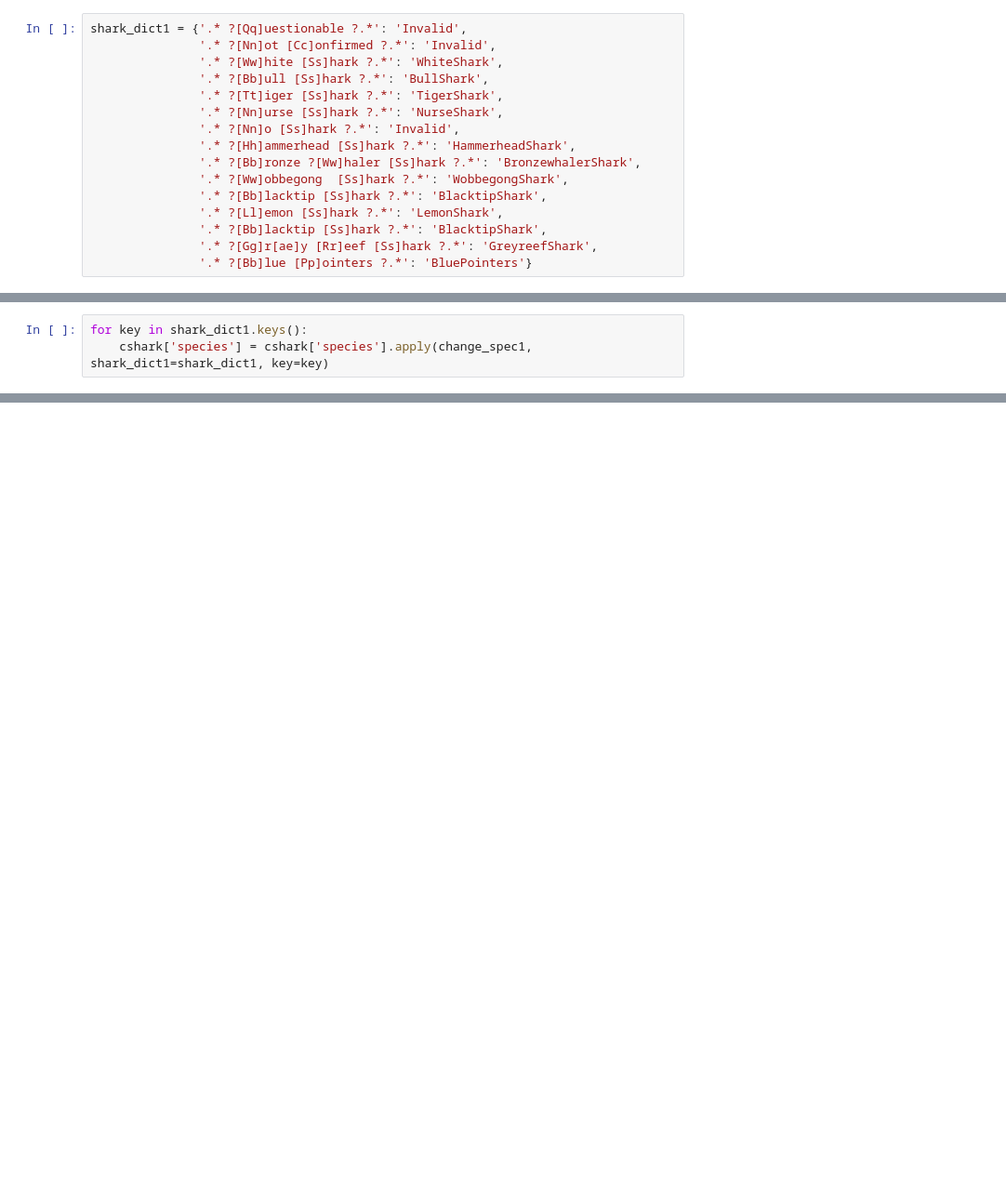
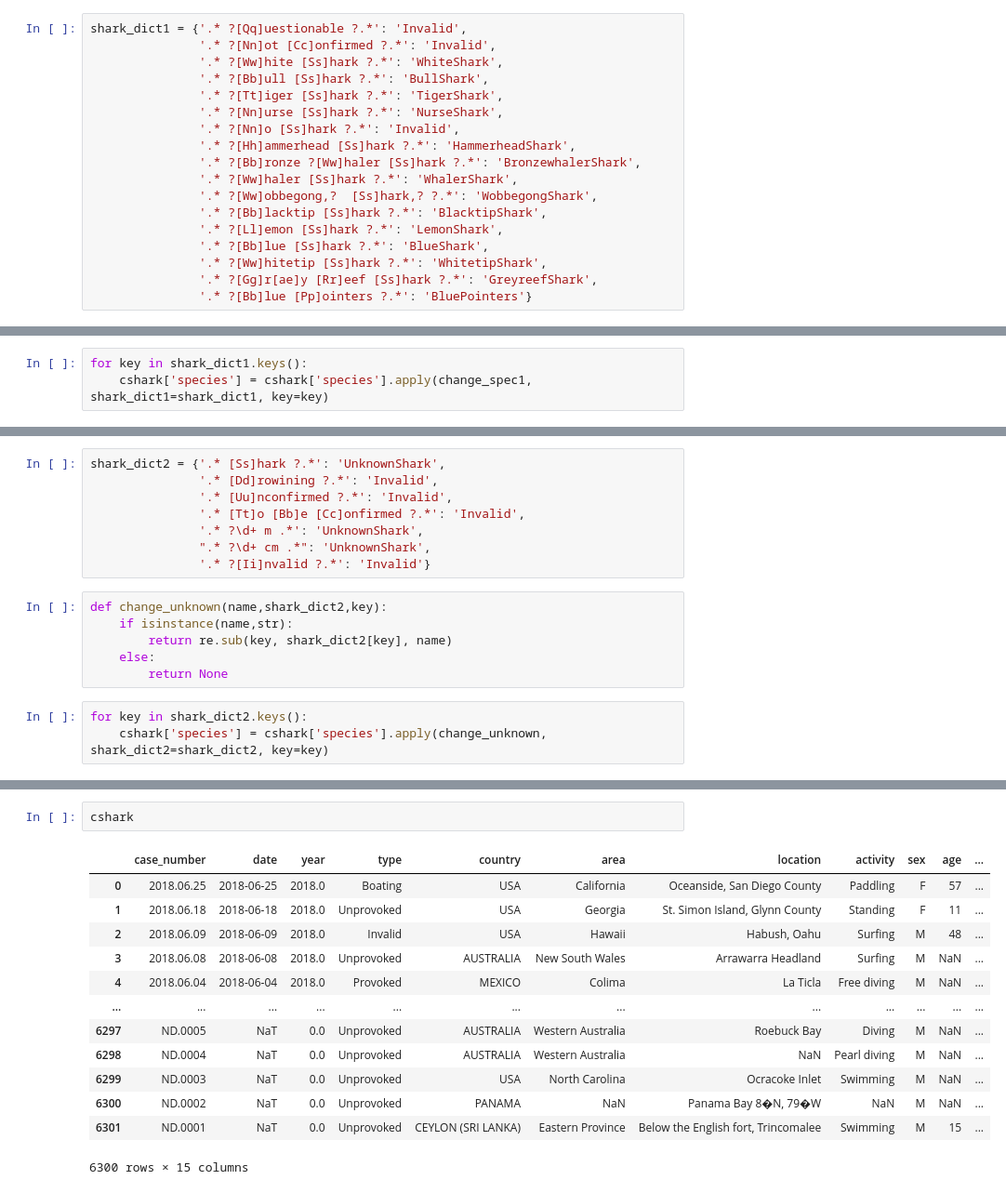
Before and after one commit to carlarbj/Shark_attack, a Jupyter notebook: Shark _attack_project.ipynb, the cells around one changed output, grey strips where cells are left out. Shown at 93% size. Saved outputs shown, nothing was run; the diff lists cells and outputs as text; blank space fills up the shorter version.

```diff
--- a/Shark _attack_project.ipynb
+++ b/Shark _attack_project.ipynb
@@ -427,10 +431,12 @@ shark_dict1 = {'.* ?[Qq]uestionable ?.*': 'Invalid',
                '.* ?[Nn]o [Ss]hark ?.*': 'Invalid',
                '.* ?[Hh]ammerhead [Ss]hark ?.*': 'HammerheadShark',
                '.* ?[Bb]ronze ?[Ww]haler [Ss]hark ?.*': 'BronzewhalerShark',
-               '.* ?[Ww]obbegong  [Ss]hark ?.*': 'WobbegongShark',
+               '.* ?[Ww]haler [Ss]hark ?.*': 'WhalerShark',
+               '.* ?[Ww]obbegong,?  [Ss]hark,? ?.*': 'WobbegongShark',
                '.* ?[Bb]lacktip [Ss]hark ?.*': 'BlacktipShark',
                '.* ?[Ll]emon [Ss]hark ?.*': 'LemonShark',
-               '.* ?[Bb]lacktip [Ss]hark ?.*': 'BlacktipShark',
+               '.* ?[Bb]lue [Ss]hark ?.*': 'BlueShark',
+               '.* ?[Ww]hitetip [Ss]hark ?.*': 'WhitetipShark',
                '.* ?[Gg]r[ae]y [Rr]eef [Ss]hark ?.*': 'GreyreefShark',
                '.* ?[Bb]lue [Pp]ointers ?.*': 'BluePointers'}
 # %%
@@ -466,3 +472,20 @@ array(['WhiteShark', None, '2 m shark', 'TigerShark', "Lemon shark, 3'",
        " Galapagos shark, 6'", 'Silvertip shark',
        'Shovelnose guitarfish, adult male ', '"A pack of sharks"',
        '"a black-tipped shark"', 'BluePointers'], dtype=object)
+# %%
+shark_dict2 = {'.* [Ss]hark ?.*': 'UnknownShark',
+               '.* [Dd]rowining ?.*': 'Invalid',
+               '.* [Uu]nconfirmed ?.*': 'Invalid',
+               '.* [Tt]o [Bb]e [Cc]onfirmed ?.*': 'Invalid',
+               '.* ?\d+ m .*': 'UnknownShark',
+               ".* ?\d+ cm .*": 'UnknownShark',
+               '.* ?[Ii]nvalid ?.*': 'Invalid'}
+# %%
+def change_unknown(name,shark_dict2,key):
+    if isinstance(name,str):
+        return re.sub(key, shark_dict2[key], name)
+    else:
+        return None
+# %%
+for key in shark_dict2.keys():
+    cshark['species'] = cshark['species'].apply(change_unknown, shark_dict2=shark_dict2, key=key)
@@ -468,0 +507,16 @@ array(['WhiteShark', None, '2 m shark', 'TigerShark', "Lemon shark, 3'",
+# %%
+cshark
+# %% [output]
+|  | case_number | date | year | type | country | area | location | activity | sex | age | ... |
+| 0 | 2018.06.25 | 2018-06-25 | 2018.0 | Boating | USA | California | Oceanside, San Diego County | Paddling | F | 57 | ... |
+| 1 | 2018.06.18 | 2018-06-18 | 2018.0 | Unprovoked | USA | Georgia | St. Simon Island, Glynn County | Standing | F | 11 | ... |
+| 2 | 2018.06.09 | 2018-06-09 | 2018.0 | Invalid | USA | Hawaii | Habush, Oahu | Surfing | M | 48 | ... |
+| 3 | 2018.06.08 | 2018-06-08 | 2018.0 | Unprovoked | AUSTRALIA | New South Wales | Arrawarra Headland | Surfing | M | NaN | ... |
+| 4 | 2018.06.04 | 2018-06-04 | 2018.0 | Provoked | MEXICO | Colima | La Ticla | Free diving | M | NaN | ... |
+| ... | ... | ... | ... | ... | ... | ... | ... | ... | ... | ... | ... |
+| 6297 | ND.0005 | NaT | 0.0 | Unprovoked | AUSTRALIA | Western Australia | Roebuck Bay | Diving | M | NaN | ... |
+| 6298 | ND.0004 | NaT | 0.0 | Unprovoked | AUSTRALIA | Western Australia | NaN | Pearl diving | M | NaN | ... |
+| 6299 | ND.0003 | NaT | 0.0 | Unprovoked | USA | North Carolina | Ocracoke Inlet | Swimming | M | NaN | ... |
+| 6300 | ND.0002 | NaT | 0.0 | Unprovoked | PANAMA | NaN | Panama Bay 8�N, 79�W | NaN | M | NaN | ... |
+| 6301 | ND.0001 | NaT | 0.0 | Unprovoked | CEYLON (SRI LANKA) | Eastern Province | Below the English fort, Trincomalee | Swimming | M | 15 | ... |
+6300 rows × 15 columns
```
Also changed, not shown: parts of 14 cells of this notebook.
